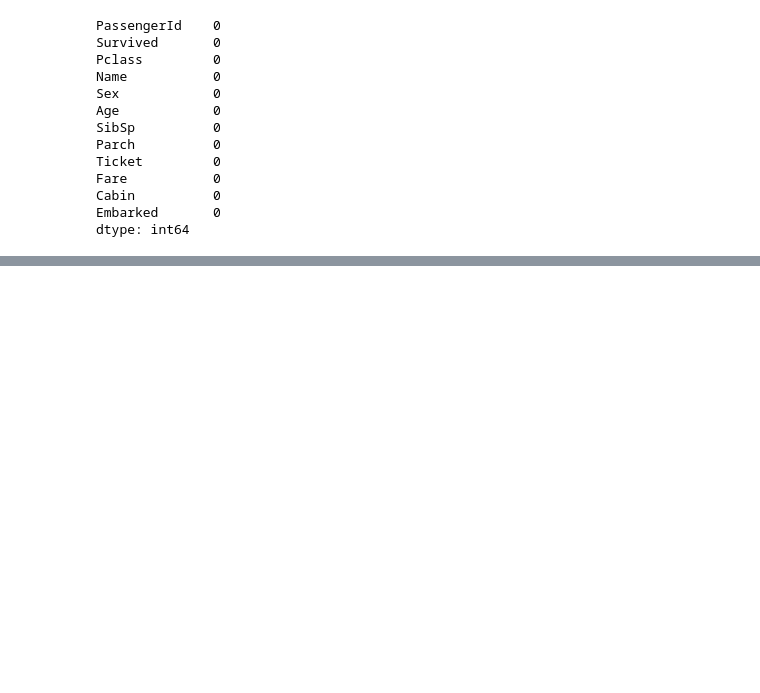
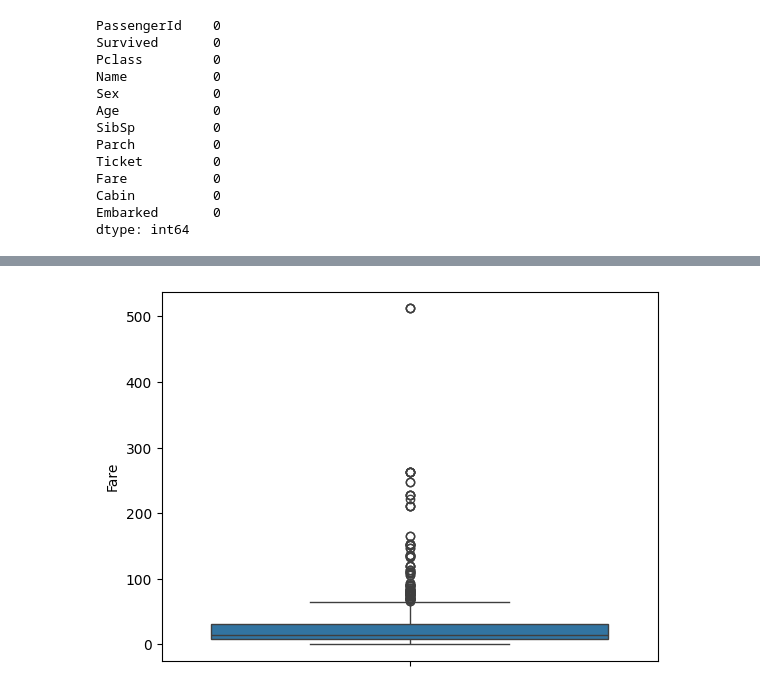
Before and after one commit to Dheeru42/AI-ML-Task2, a Jupyter notebook: notebook.ipynb, the cells around one changed output, grey strips where cells are left out. Cells and saved outputs as stored; diff of their text form; code cells hidden in the pictures; blank space fills up the shorter version.

```diff
--- a/notebook.ipynb
+++ b/notebook.ipynb
@@ -202,0 +180,6 @@ df.head(10)
+# %%
+# Boxplot of fare
+sns.boxplot(df['Fare'])
+plt.show()
+# %% [output]
+[figure, added]
```
Also changed, not shown: parts of 21 cells of this notebook.
